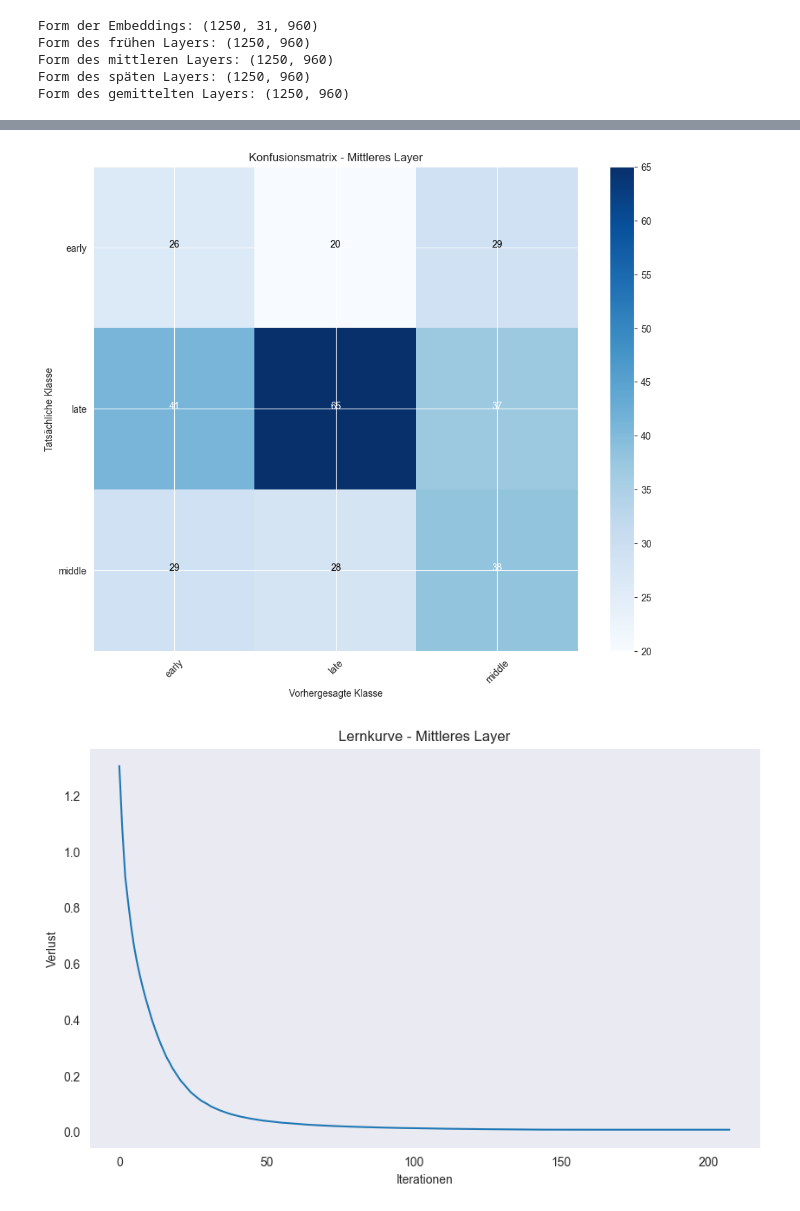
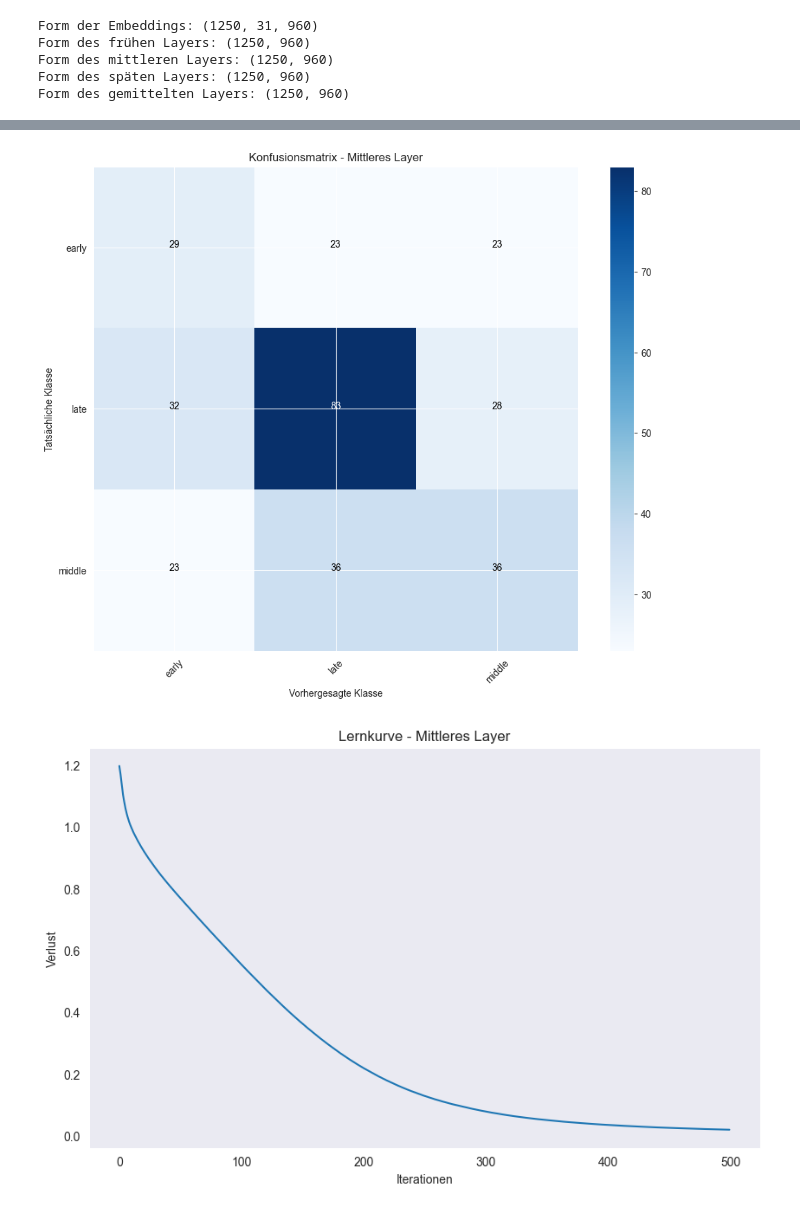
Before and after one commit to TP25-Phage-Infection-Classifiers/bold-binders, a Jupyter notebook: notebooks/MLP_Training.ipynb, the cells around one changed output, grey strips where cells are left out. Saved outputs shown, nothing was run; the diff lists cells and outputs as text; code cells hidden in the pictures.

```diff
--- a/notebooks/MLP_Training.ipynb
+++ b/notebooks/MLP_Training.ipynb
@@ -14,6 +14,13 @@ data = np.load(embeddings_path, allow_pickle=True)
 # Extracting the embeddings and labels
 X = data['embeddings']
 y = data['labels']
+# %%
+embeddings_path = "../data/esmc-embeddings/embeddings_complete_6B_55.npz"
+data = np.load(embeddings_path, allow_pickle=True)
+
+# Extracting the embeddings and labels
+X = data['embeddings']
+y = data['labels']
 # %%
 # Überprüfe die Form der Embeddings
 print("Form der Embeddings:", X.shape)  # Sollte (1250, 31, 960) sein
@@ -153,12 +229,12 @@ for name, features in feature_sets.items():
 
     # Die besten Parameter aus dem vorherigen GridSearch verwenden
     best_mlp = MLPClassifier(
-        hidden_layer_sizes=(50,),
+        hidden_layer_sizes=(50, 50),
         activation='relu',
         alpha=0.0001,
         solver='sgd',
-        learning_rate='adaptive',
-        learning_rate_init=0.01,
+        learning_rate='constant',
+        learning_rate_init=0.001,
         max_iter=500,
         random_state=42,
         verbose=True
@@ -271,5 +347,5 @@ weighted avg       0.44      0.41      0.42       313
-[figure, old version]
+[figure, new version]
-[figure, old version]
+[figure, new version]
 Modell wurde als 'mlp_modell_mittleres_layer.pkl' gespeichert
 
 === Training mit Spätes Layer ===
```
Also changed, not shown: parts of 2 cells of this notebook, 8 other files.
